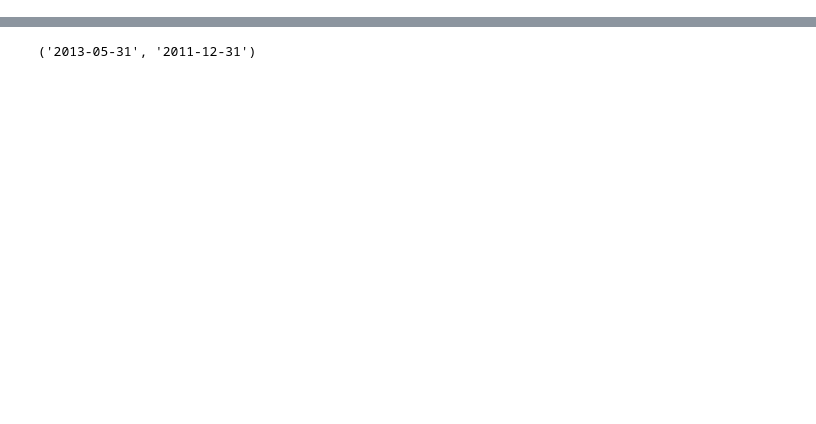
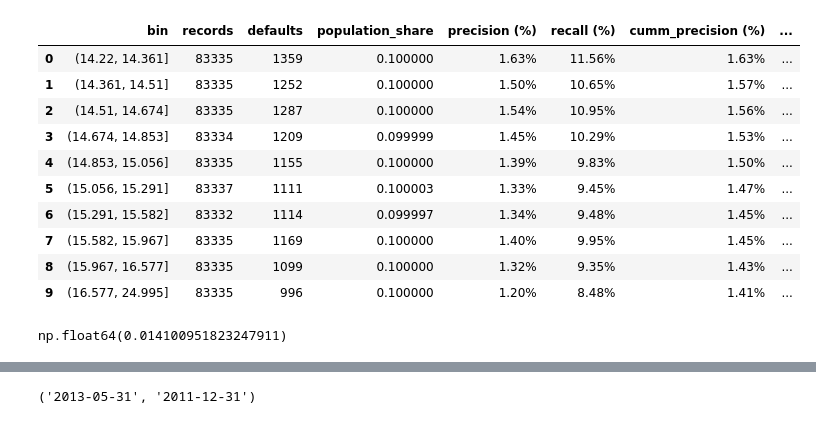
Before and after one commit to Anubhav3084/FinanceML-Course-Project, a Jupyter notebook: Project/Code/EDA.ipynb, the cells around one changed output, grey strips where cells are left out. Drawn from its saved outputs; the diff is of its cells as text; code cells hidden in the pictures; blank space fills up the shorter version.

Commit message:
added bin wise recall and precision function

```diff
--- a/Project/Code/EDA.ipynb
+++ b/Project/Code/EDA.ipynb
@@ -6,2 +7,19 @@ import matplotlib.pyplot as plt
 # %%
-temp = pd.read_csv('../Data/temp_training.csv')
+data = pd.read_csv('../Data/temp_training.csv')
+# %%
+data['log_asst_tot'] = np.log1p(data['asst_tot'])
+# %%
+result = precision_recall_by_bin(data, 'log_asst_tot')
+result
+# %% [output]
+|  | bin | records | defaults | population_share | precision (%) | recall (%) | cumm_precision (%) | ... |
+| 0 | (14.22, 14.361] | 83335 | 1359 | 0.100000 | 1.63% | 11.56% | 1.63% | ... |
+| 1 | (14.361, 14.51] | 83335 | 1252 | 0.100000 | 1.50% | 10.65% | 1.57% | ... |
+| 2 | (14.51, 14.674] | 83335 | 1287 | 0.100000 | 1.54% | 10.95% | 1.56% | ... |
+| 3 | (14.674, 14.853] | 83334 | 1209 | 0.099999 | 1.45% | 10.29% | 1.53% | ... |
+| 4 | (14.853, 15.056] | 83335 | 1155 | 0.100000 | 1.39% | 9.83% | 1.50% | ... |
+| 5 | (15.056, 15.291] | 83337 | 1111 | 0.100003 | 1.33% | 9.45% | 1.47% | ... |
+| 6 | (15.291, 15.582] | 83332 | 1114 | 0.099997 | 1.34% | 9.48% | 1.45% | ... |
+| 7 | (15.582, 15.967] | 83335 | 1169 | 0.100000 | 1.40% | 9.95% | 1.45% | ... |
+| 8 | (15.967, 16.577] | 83335 | 1099 | 0.100000 | 1.32% | 9.35% | 1.43% | ... |
+| 9 | (16.577, 24.995] | 83335 | 996 | 0.100000 | 1.20% | 8.48% | 1.41% | ... |
@@ -7,0 +85,4 @@ temp = pd.read_csv('../Data/temp_training.csv')
+# %%
+data['default'].mean()
+# %% [output]
+np.float64(0.014100951823247911)
```
Also changed, not shown: parts of 5 cells of this notebook, 7 other files.
